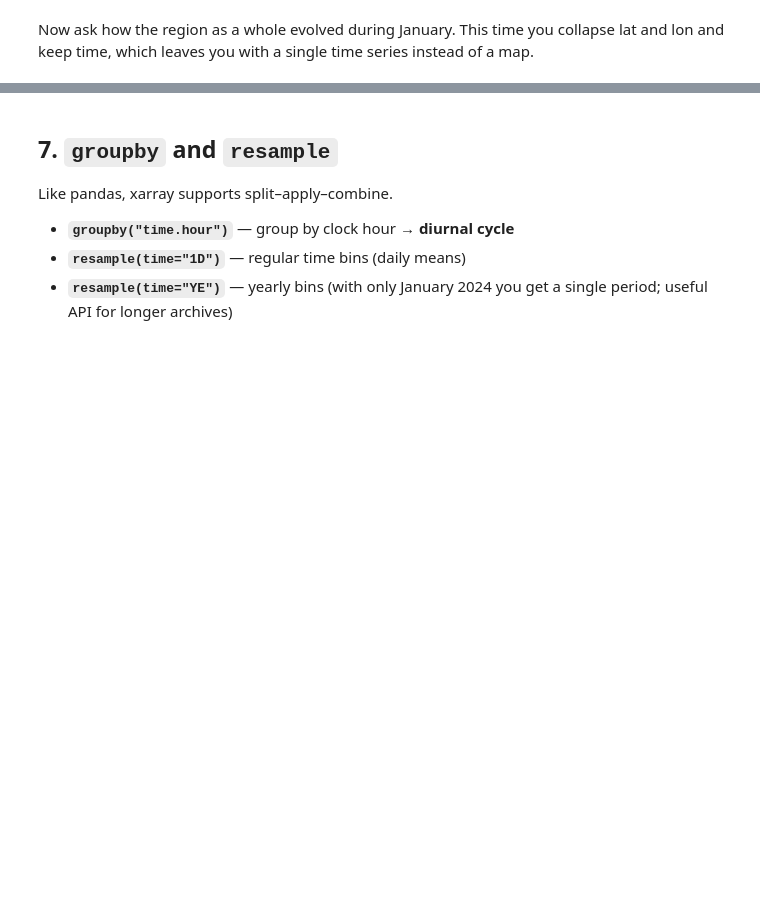
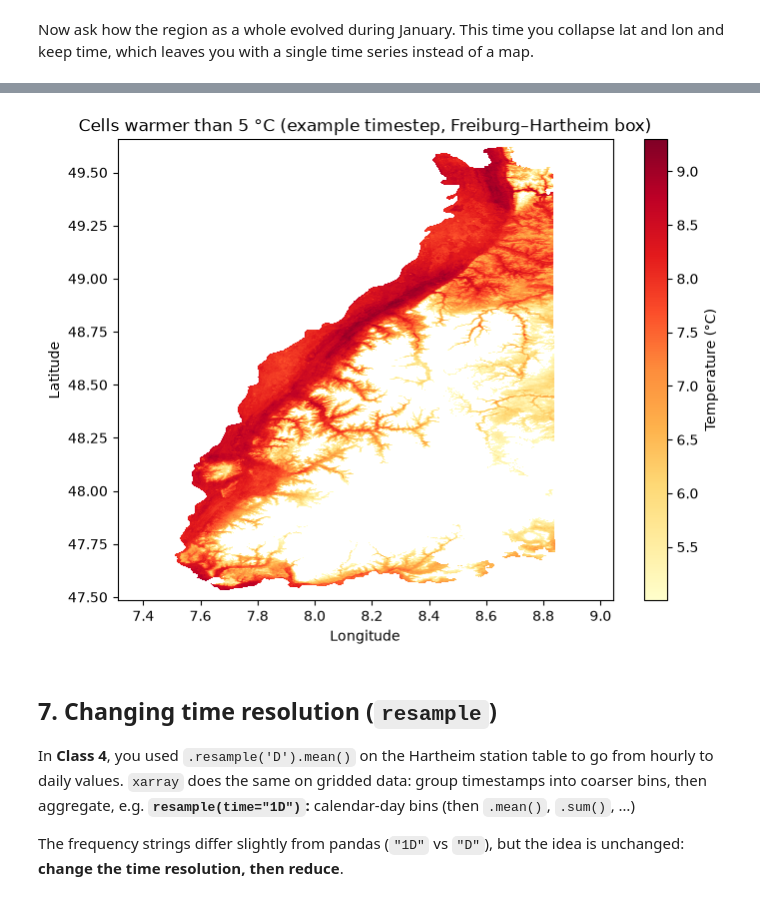
Before and after one commit to future-forests/coding-course, a Jupyter notebook: solution/05-geospatial-data.ipynb, the cells around one changed output, grey strips where cells are left out. Drawn from its saved outputs; the diff is of its cells as text; code cells hidden in the pictures; blank space fills up the shorter version.

Commit message:
Progress into 05 class

```diff
--- a/solution/05-geospatial-data.ipynb
+++ b/solution/05-geospatial-data.ipynb
@@ -197,19 +226,18 @@ plt.show()
 # %%
-WarmMap = Temp.sel(lon=slice(7.5, 8.1), lat=slice(48.15, 47.75)).isel(time=12)
-WarmCells = WarmMap.where(WarmMap > 5)
+WarmCells = Temp.where(Temp > 5)
+WarmMap = WarmCells.isel(time=12)
 
-plt.figure(figsize=(8, 6))
-plt.pcolormesh(WarmCells.lon, WarmCells.lat, WarmCells, cmap="YlOrRd", shading="auto")
+plt.pcolormesh(WarmMap.lon, WarmMap.lat, WarmMap, cmap="YlOrRd", shading="auto")
 plt.colorbar(label="Temperature (°C)")
 plt.title("Cells warmer than 5 °C (example timestep, Freiburg–Hartheim box)")
 plt.xlabel("Longitude")
 plt.ylabel("Latitude")
 plt.show()
+# %% [output]
+[figure, added]
 # %% [markdown]
-## 7. `groupby` and `resample`
+## 7. Changing time resolution (`resample`)
 
-Like pandas, xarray supports split–apply–combine.
+In **Class 4**, you used `.resample('D').mean()` on the Hartheim station table to go from hourly to daily values. `xarray` does the same on gridded data: group timestamps into coarser bins, then aggregate, e.g. **`resample(time="1D")`:** calendar-day bins (then `.mean()`, `.sum()`, …)
 
-- **`groupby("time.hour")`** — group by clock hour → **diurnal cycle**
-- **`resample(time="1D")`** — regular time bins (daily means)
-- **`resample(time="YE")`** — yearly bins (with only January 2024 you get a single period; useful API for longer archives)
+The frequency strings differ slightly from pandas (`"1D"` vs `"D"`), but the idea is unchanged: **change the time resolution, then reduce**.
```
Also changed, not shown: parts of 34 cells of this notebook, 1 other file.
